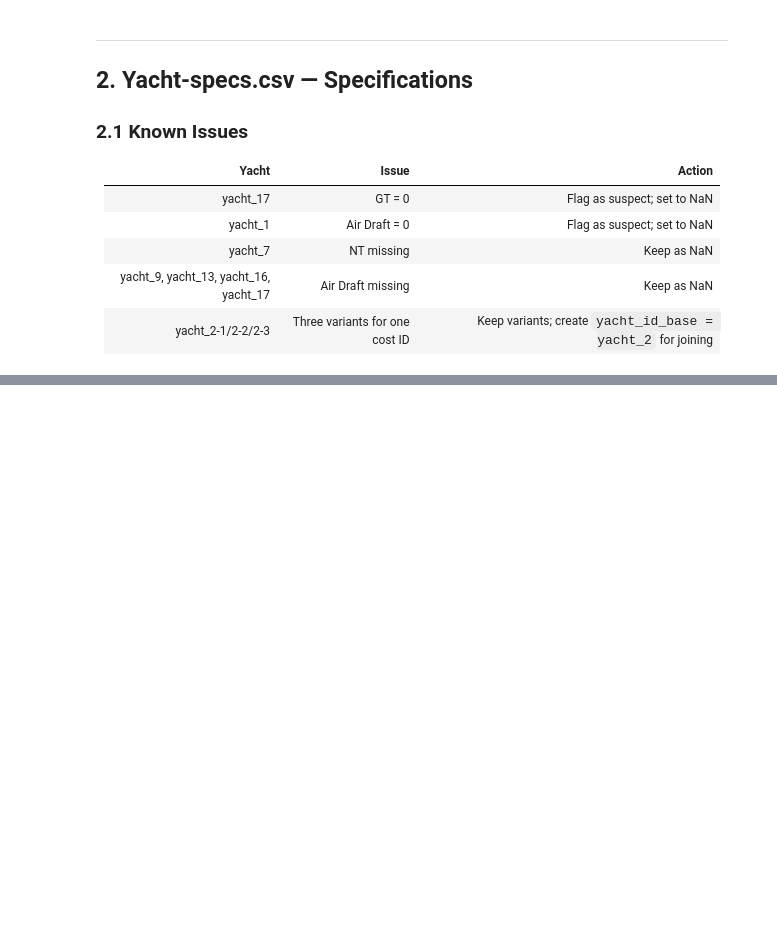
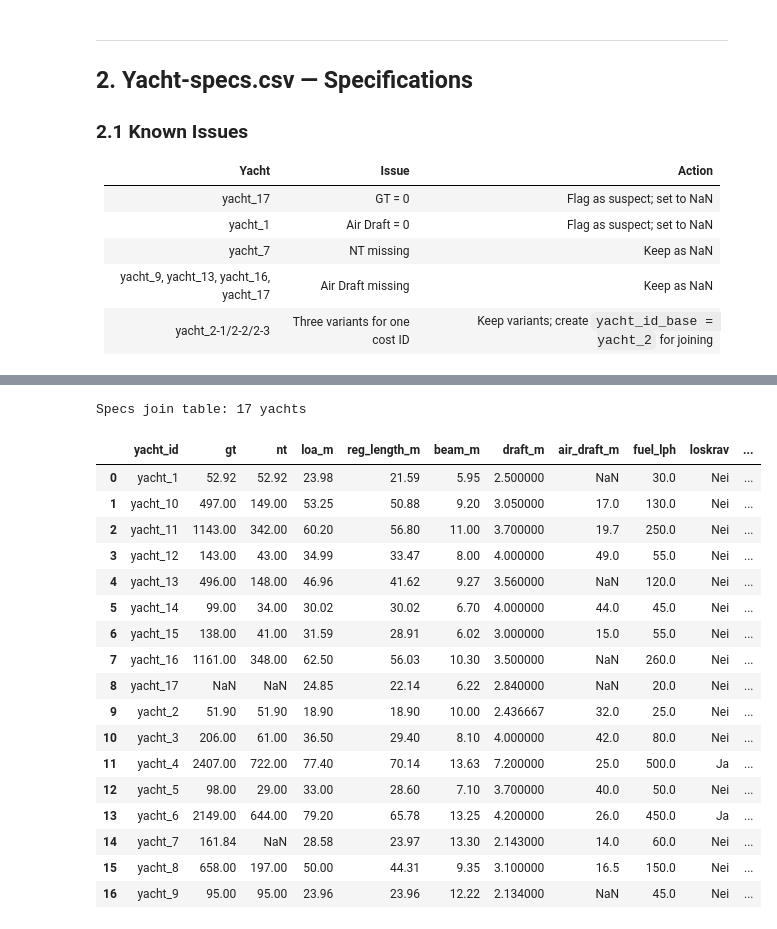
Before and after one commit to LOG650/G11-jorgen-individuell, a Jupyter notebook: 013 fase 3 - review/data_prep.ipynb, the cells around one changed output, grey strips where cells are left out. Cells and saved outputs as stored; diff of their text form; code cells hidden in the pictures; blank space fills up the shorter version.

```diff
--- a/013 fase 3 - review/data_prep.ipynb
+++ b/013 fase 3 - review/data_prep.ipynb
@@ -235,13 +430,9 @@ specs[['yacht_id', 'GT', 'NT', 'LOA (m)', 'Air Draft (m)', 'Fuel consumption (L/
 # %%
 specs_clean = specs.copy()
-
-# Flag suspect zero values before replacing
-suspect_zeros = []
 
 # GT = 0 on yacht_17 is almost certainly a data entry error
 mask_gt0 = (specs_clean['GT'] == 0)
 if mask_gt0.any():
-    suspect_zeros.append(specs_clean.loc[mask_gt0, 'yacht_id'].tolist())
     print(f'GT = 0 (set to NaN): {specs_clean.loc[mask_gt0, "yacht_id"].tolist()}')
     specs_clean.loc[mask_gt0, 'GT'] = np.nan
 
@@ -280,0 +511,50 @@ print(f'Yachts missing fuel consumption: {no_fuel}')
+# %%
+# Aggregate yacht_2 variants into one row per yacht_id_base
+specs_join = (
+    specs_clean
+    .groupby('yacht_id_base')
+    .agg({
+        **{col: 'mean' for col in num_cols},
+        'Loskrav (LOA>70m)': 'first',
+        'Størrelses-kategori': 'first',
+    })
+    .reset_index()
+    .rename(columns={'yacht_id_base': 'yacht_id'})
+)
+
+# Rename columns to snake_case for easier downstream use
+specs_join = specs_join.rename(columns={
+    'GT': 'gt',
+    'NT': 'nt',
+    'LOA (m)': 'loa_m',
+    'Reg. Length (m)': 'reg_length_m',
+    'Beam (m)': 'beam_m',
+    'Draft (m)': 'draft_m',
+    'Air Draft (m)': 'air_draft_m',
+    'Fuel consumption (L/h)': 'fuel_lph',
+    'Loskrav (LOA>70m)': 'loskrav',
+    'Størrelses-kategori': 'size_category',
+})
+
+print(f'Specs join table: {len(specs_join)} yachts')
+specs_join
+# %% [output]
+Specs join table: 17 yachts
+|  | yacht_id | gt | nt | loa_m | reg_length_m | beam_m | draft_m | air_draft_m | fuel_lph | loskrav | ... |
+| 0 | yacht_1 | 52.92 | 52.92 | 23.98 | 21.59 | 5.95 | 2.500000 | NaN | 30.0 | Nei | ... |
+| 1 | yacht_10 | 497.00 | 149.00 | 53.25 | 50.88 | 9.20 | 3.050000 | 17.0 | 130.0 | Nei | ... |
+| 2 | yacht_11 | 1143.00 | 342.00 | 60.20 | 56.80 | 11.00 | 3.700000 | 19.7 | 250.0 | Nei | ... |
+| 3 | yacht_12 | 143.00 | 43.00 | 34.99 | 33.47 | 8.00 | 4.000000 | 49.0 | 55.0 | Nei | ... |
+| 4 | yacht_13 | 496.00 | 148.00 | 46.96 | 41.62 | 9.27 | 3.560000 | NaN | 120.0 | Nei | ... |
+| 5 | yacht_14 | 99.00 | 34.00 | 30.02 | 30.02 | 6.70 | 4.000000 | 44.0 | 45.0 | Nei | ... |
+| 6 | yacht_15 | 138.00 | 41.00 | 31.59 | 28.91 | 6.02 | 3.000000 | 15.0 | 55.0 | Nei | ... |
+| 7 | yacht_16 | 1161.00 | 348.00 | 62.50 | 56.03 | 10.30 | 3.500000 | NaN | 260.0 | Nei | ... |
+| 8 | yacht_17 | NaN | NaN | 24.85 | 22.14 | 6.22 | 2.840000 | NaN | 20.0 | Nei | ... |
+| 9 | yacht_2 | 51.90 | 51.90 | 18.90 | 18.90 | 10.00 | 2.436667 | 32.0 | 25.0 | Nei | ... |
+| 10 | yacht_3 | 206.00 | 61.00 | 36.50 | 29.40 | 8.10 | 4.000000 | 42.0 | 80.0 | Nei | ... |
+| 11 | yacht_4 | 2407.00 | 722.00 | 77.40 | 70.14 | 13.63 | 7.200000 | 25.0 | 500.0 | Ja | ... |
+| 12 | yacht_5 | 98.00 | 29.00 | 33.00 | 28.60 | 7.10 | 3.700000 | 40.0 | 50.0 | Nei | ... |
+| 13 | yacht_6 | 2149.00 | 644.00 | 79.20 | 65.78 | 13.25 | 4.200000 | 26.0 | 450.0 | Ja | ... |
+| 14 | yacht_7 | 161.84 | NaN | 28.58 | 23.97 | 13.30 | 2.143000 | 14.0 | 60.0 | Nei | ... |
+| 15 | yacht_8 | 658.00 | 197.00 | 50.00 | 44.31 | 9.35 | 3.100000 | 16.5 | 150.0 | Nei | ... |
+| 16 | yacht_9 | 95.00 | 95.00 | 23.96 | 23.96 | 12.22 | 2.134000 | NaN | 45.0 | Nei | ... |
```
Also changed, not shown: parts of 28 cells of this notebook, 4 other files.
